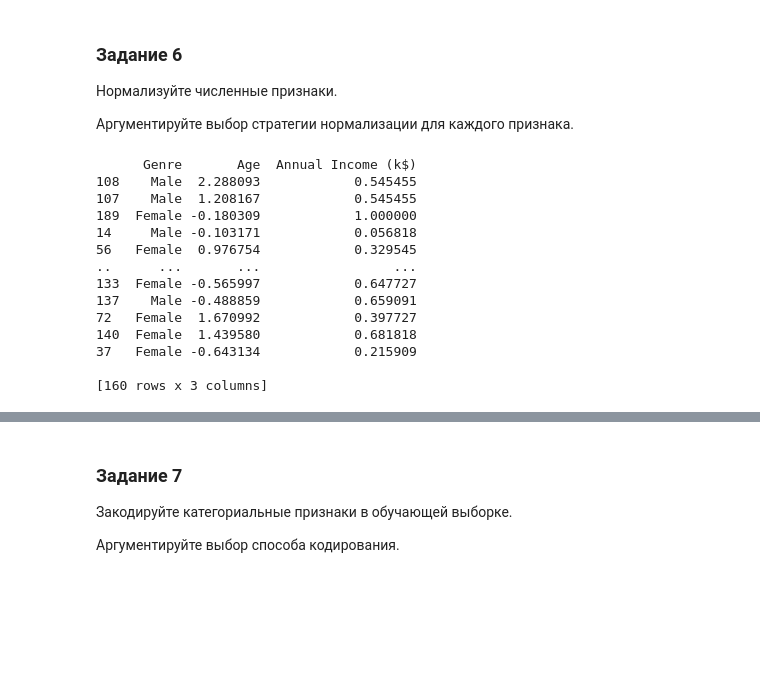
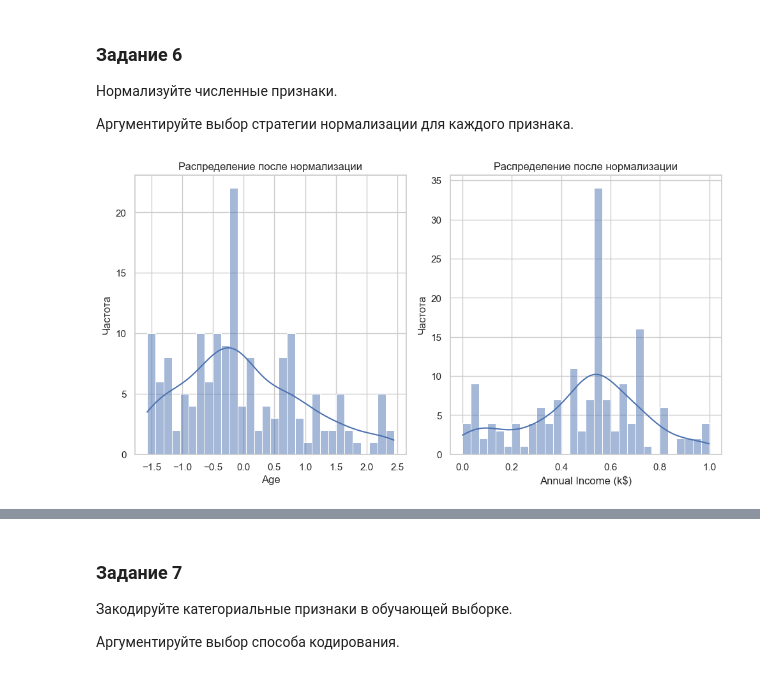
Before and after one commit to Ritorta/machine-learning, a Jupyter notebook: Work#6/Task_1.ipynb, the cells around one changed output, grey strips where cells are left out. Saved outputs shown, nothing was run; the diff lists cells and outputs as text; code cells hidden in the pictures; blank space fills up the shorter version.

```diff
--- a/Work#6/Task_1.ipynb
+++ b/Work#6/Task_1.ipynb
@@ -416,21 +416,23 @@ X_train['Age'] = z_normalize(X_train['Age'])
 
 # Нормализация признака Annual Income (k$) (Мини-Max нормализация)
 X_train['Annual Income (k$)'] = min_max_normalize(X_train['Annual Income (k$)'])
-
-# Проверка результата
-print(X_train)
-# %% [output]
-      Genre       Age  Annual Income (k$)
-108    Male  2.288093            0.545455
-107    Male  1.208167            0.545455
-189  Female -0.180309            1.000000
-14     Male -0.103171            0.056818
-56   Female  0.976754            0.329545
-..      ...       ...                 ...
-133  Female -0.565997            0.647727
-137    Male -0.488859            0.659091
-72   Female  1.670992            0.397727
-140  Female  1.439580            0.681818
-37   Female -0.643134            0.215909
-
-[160 rows x 3 columns]
+# %%
+# Установка стиля графиков
+sns.set(style="whitegrid")
+
+# Визуализация распределения нескольких выбранных числовых переменных
+selected_columns = ['Age', 'Annual Income (k$)']
+
+plt.figure(figsize=(15, 10))
+
+for i, column in enumerate(selected_columns):
+    plt.subplot(2, 3, i + 1)
+    sns.histplot(X_train[column], kde=True, bins=30)
+    plt.title(f'Распределение после нормализации')
+    plt.xlabel(column)
+    plt.ylabel('Частота')
+
+plt.tight_layout()
+plt.show()
+# %% [output]
+[figure, added]
```
Also changed, not shown: parts of 10 cells of this notebook.
